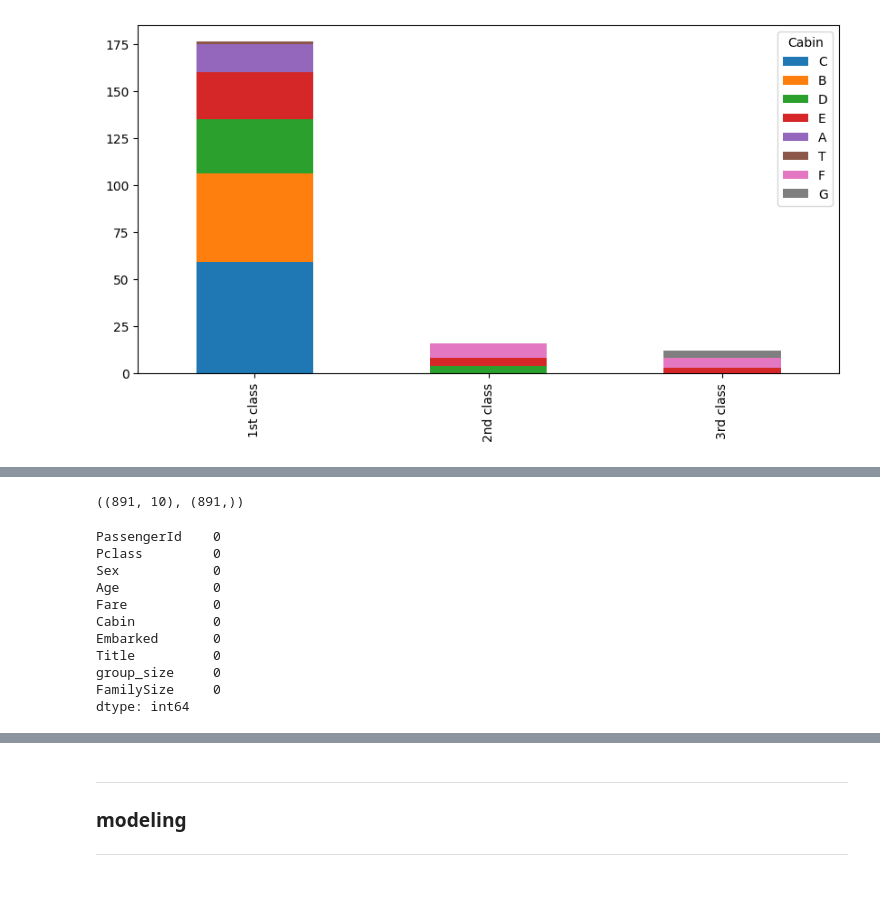
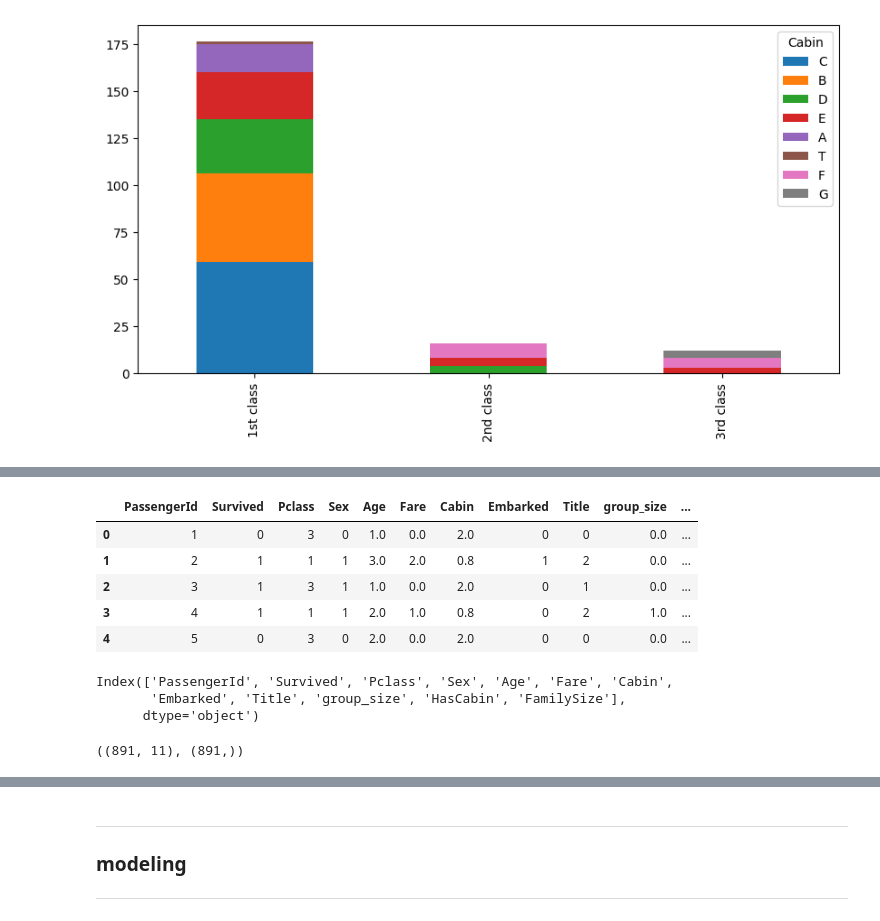
Before and after one commit to jeonchan05/titanic_dev, a Jupyter notebook: code/타이타닉정확도79.ipynb, the cells around one changed output, grey strips where cells are left out. Saved outputs shown, nothing was run; the diff lists cells and outputs as text; code cells hidden in the pictures; blank space fills up the shorter version.

```diff
--- a/code/titanicclass-1 복사본 2.ipynb
+++ b/code/타이타닉정확도79.ipynb
@@ -182,7 +207,7 @@ train['group_size'].value_counts(), test['group_size'].value_counts()
 ---
 # %%
 # train data set
-train['Age'].fillna(train.groupby('Title')['Age'].transform('median'), inplace=True)
+train['Age'].fillna(train.groupby(['Sex','Title'])['Age'].transform('median'), inplace=True)
 
 # test data set
-test['Age'].fillna(test.groupby('Title')['Age'].transform('median'), inplace=True)
+test['Age'].fillna(test.groupby(['Sex','Title'])['Age'].transform('median'), inplace=True)
@@ -263,6 +328,12 @@ test.loc[test['Fare'] > 100 , 'Fare'] = 3
 ---
 ### Cabin
 ---
+# %%
+for i in train["Cabin"]:
+    train['HasCabin'] = (train['Cabin'].notnull().astype('int'))
+
+for i in test["Cabin"]:
+    test['HasCabin'] = (test['Cabin'].notnull().astype('int'))
 # %%
 # 반복문을 통해 객실번호의 알파벳과 숫자 분리 후, 알파벳만 뽑아오기
 for dataset in train_test_data:
@@ -347,21 +451,22 @@ test = test.drop(features_drop, axis=1)
+# %%
+train.head()
+# %% [output]
+|  | PassengerId | Survived | Pclass | Sex | Age | Fare | Cabin | Embarked | Title | group_size | ... |
+| 0 | 1 | 0 | 3 | 0 | 1.0 | 0.0 | 2.0 | 0 | 0 | 0.0 | ... |
+| 1 | 2 | 1 | 1 | 1 | 3.0 | 2.0 | 0.8 | 1 | 2 | 0.0 | ... |
+| 2 | 3 | 1 | 3 | 1 | 1.0 | 0.0 | 2.0 | 0 | 1 | 0.0 | ... |
+| 3 | 4 | 1 | 1 | 1 | 2.0 | 1.0 | 0.8 | 0 | 2 | 1.0 | ... |
+| 4 | 5 | 0 | 3 | 0 | 2.0 | 0.0 | 2.0 | 0 | 0 | 0.0 | ... |
+# %%
+train.columns
+# %% [output]
+Index(['PassengerId', 'Survived', 'Pclass', 'Sex', 'Age', 'Fare', 'Cabin',
+       'Embarked', 'Title', 'group_size', 'HasCabin', 'FamilySize'],
+      dtype='object')
 # %%
 train_data = train.drop('Survived',axis=1)
 target = train['Survived']
 
 train_data.shape, target.shape
 # %% [output]
-((891, 10), (891,))
+((891, 11), (891,))
-# %%
-test.isnull().sum()
-# %% [output]
-PassengerId    0
-Pclass         0
-Sex            0
-Age            0
-Fare           0
-Cabin          0
-Embarked       0
-Title          0
-group_size     0
-FamilySize     0
-dtype: int64
```
Also changed, not shown: parts of 27 cells of this notebook, 19 other files.
